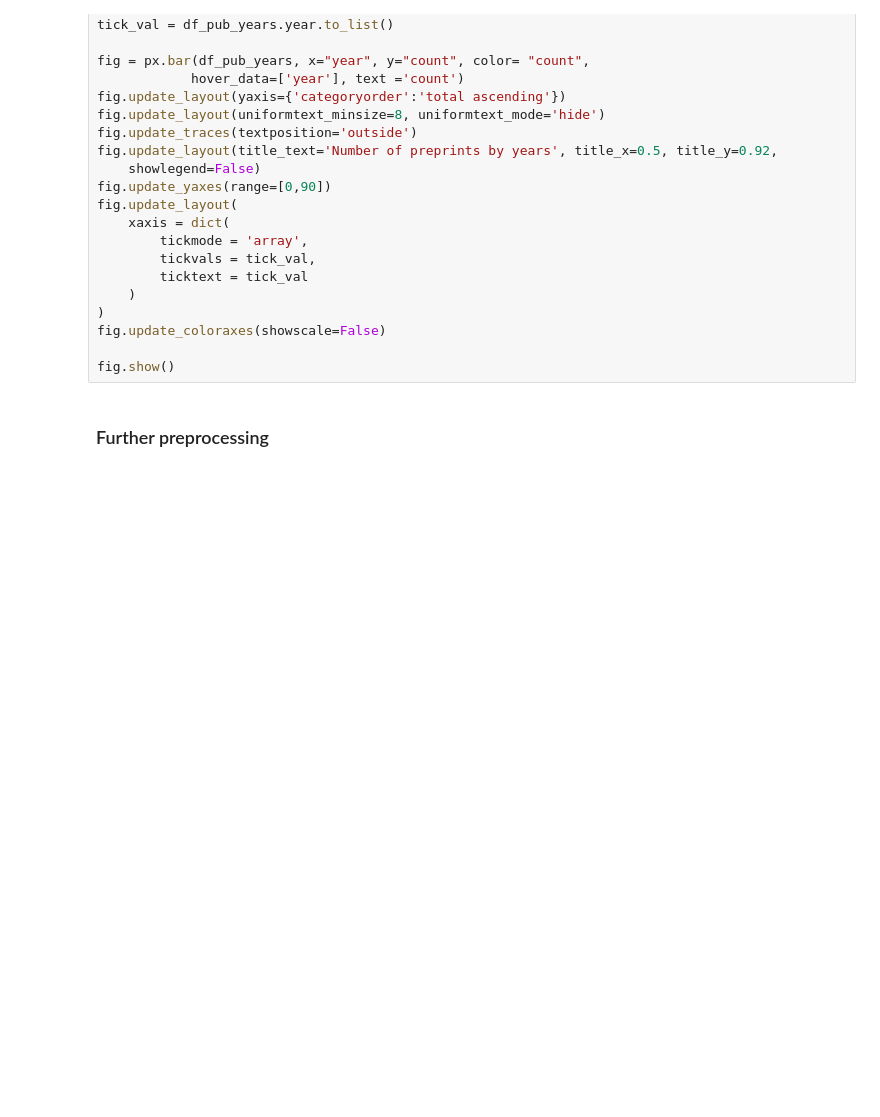
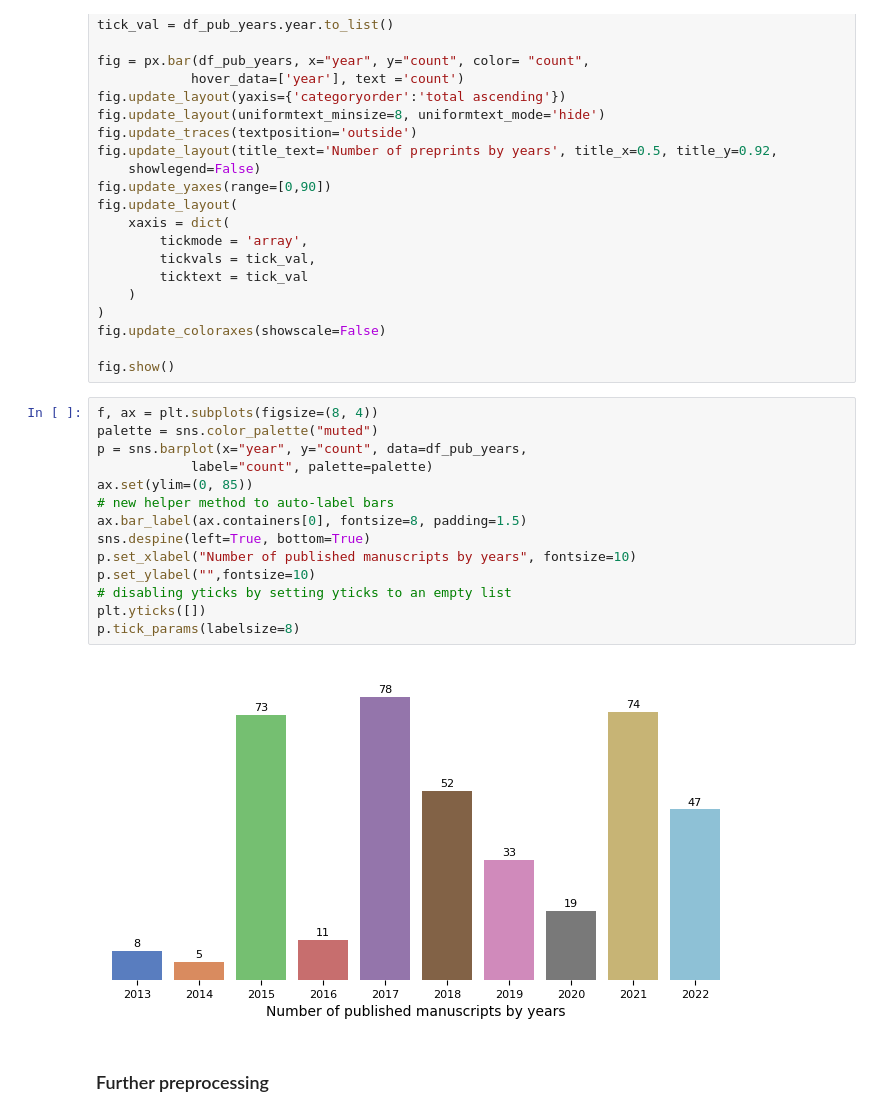
Before and after one commit to booktrackerGirl/Data-wrangling-and-analysis, a Jupyter notebook: Google Scholar Search/arXiv_analysis.ipynb, the cells around one changed output. Cells and saved outputs as stored; diff of their text form; blank space fills up the shorter version.

```diff
--- a/Google Scholar Search/arXiv_analysis.ipynb
+++ b/Google Scholar Search/arXiv_analysis.ipynb
@@ -182,6 +184,22 @@ fig.update_layout(
 fig.update_coloraxes(showscale=False)
 
 fig.show()
+# %%
+f, ax = plt.subplots(figsize=(8, 4))
+palette = sns.color_palette("muted")
+p = sns.barplot(x="year", y="count", data=df_pub_years,
+            label="count", palette=palette)
+ax.set(ylim=(0, 85))
+# new helper method to auto-label bars
+ax.bar_label(ax.containers[0], fontsize=8, padding=1.5)
+sns.despine(left=True, bottom=True)
+p.set_xlabel("Number of published manuscripts by years", fontsize=10)
+p.set_ylabel("",fontsize=10)
+# disabling yticks by setting yticks to an empty list
+plt.yticks([])
+p.tick_params(labelsize=8)
+# %% [output]
+[figure, added]
 # %% [markdown]
 ### Further preprocessing
 # %%
```
Also changed, not shown: parts of 33 cells of this notebook.
